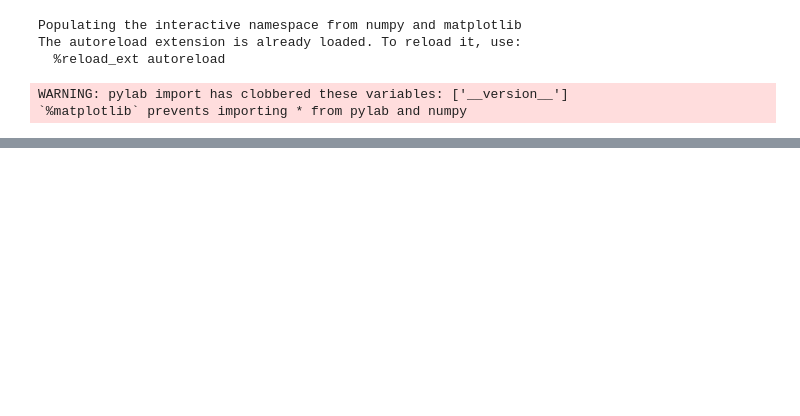
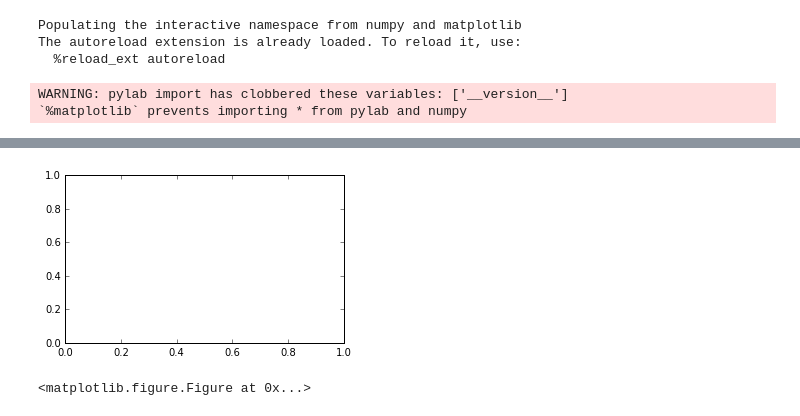
Before and after one commit to jdaaph/GPyOpt, a Jupyter notebook: DiuTest1D.ipynb, the cells around one changed output, grey strips where cells are left out. Cells and saved outputs as stored; diff of their text form; code cells hidden in the pictures; blank space fills up the shorter version.

```diff
--- a/DiuTest1D.ipynb
+++ b/DiuTest1D.ipynb
@@ -129,0 +217,8 @@ myProblem.plot_convergence()
+# %%
+fig_mpl, ax = plt.subplots(1,figsize=(5,3), facecolor='white')
+# %% [output]
+[figure, added]
+# %%
+fig
+# %% [output]
+<matplotlib.figure.Figure at 0x...>
```
Also changed, not shown: parts of 8 cells of this notebook, 39 other files.
